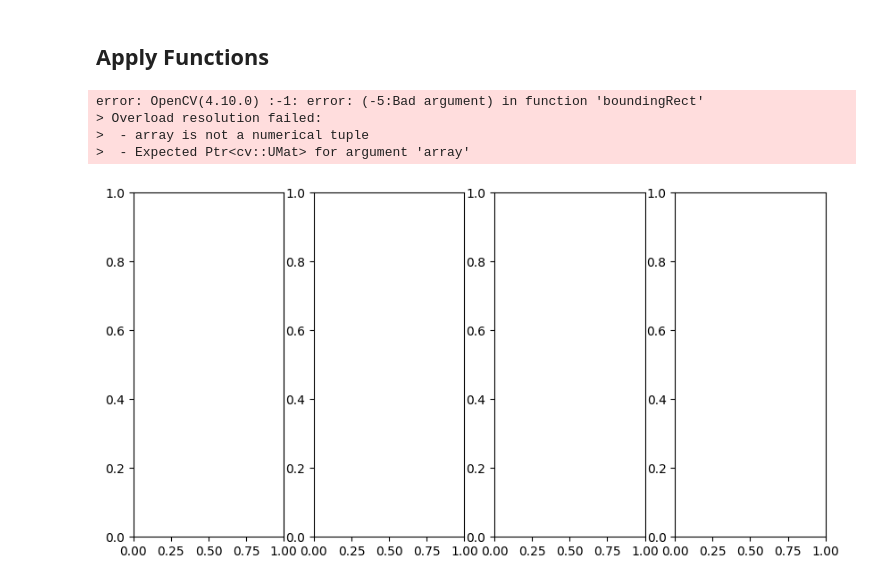
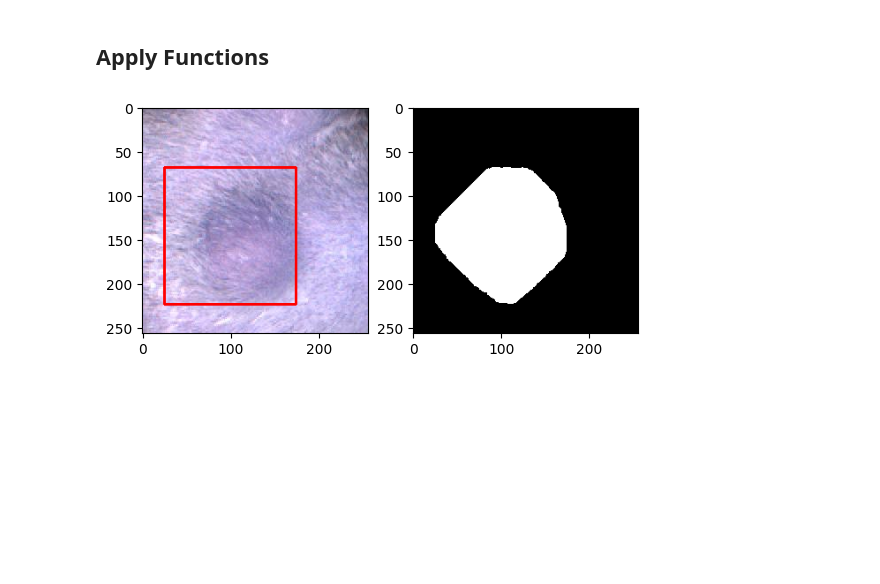
Before and after one commit to riyajain2025/mouse-tumor-segmentation, a Jupyter notebook: tumor_segmentation_2.ipynb, the cells around one changed output. Cells and saved outputs as stored; diff of their text form; code cells hidden in the pictures; blank space fills up the shorter version.

```diff
--- a/tumor_segmentation_2.ipynb
+++ b/tumor_segmentation_2.ipynb
@@ -193,6 +237,8 @@ folder_path_training = './data/training_images'
 train_images = read_images_to_array(folder_path_training)
 folder_path_val = './data/val_images'
 val_images = read_images_to_array(folder_path_val)
+folder_path_empty = './data/images_wo_tumor'
+ntumor_images = read_images_to_array(folder_path_empty)
 
 # split them
 train_masks, train_raw = split_images(train_images)
@@ -204,11 +250,14 @@ val_raw = crop_raw_images(val_raw)
 train_masks = crop_masks(train_masks)
 val_masks = crop_masks(val_masks)
 
+# create masks for images with no tumors
+ntumor_masks = create_blank_masks(ntumor_images)
+
 # zoom masks
 train_masks = zoom_at(train_masks, 1.4, coord=None)
 val_masks = zoom_at(val_masks, 1.4, coord=None)
 
-# create binary masks]
+# create binary masks
 train_masks = create_binary_masks(train_masks)
 val_masks = create_binary_masks(val_masks)
 
@@ -216,38 +265,41 @@ val_masks = create_binary_masks(val_masks)
 train_raw = double_crop(train_raw)
 val_raw = double_crop(val_raw)
 
-#add padding to raw images
+# add padding to raw images
 train_raw = add_padding(train_raw)
 val_raw = add_padding(val_raw)
+
+# resize images to 256x256
+train_raw = crop_images(train_raw)
+train_masks = crop_images(train_masks)
+
+val_raw = crop_images(val_raw)
+val_masks = crop_images(val_masks)
+
+ntumor_images = crop_images(ntumor_images)
+ntumor_masks = crop_images(ntumor_masks)
-# %%
-# picks a random image and displays it
-
-rand_train = random.randint(0, len(train_raw) - 1)
-rand_val = random.randint(0, len(val_raw) - 1)
-
-fig, ax = plt.subplots(1, 4, figsize=(10, 5))
-
-bbox = get_bounding_box(train_masks[rand_train])
-
-cv2.rectangle(train_raw[rand_train], (bbox[0], bbox[1]), (bbox[2], bbox[3]), 0, 5)
-
-ax[0].imshow(train_masks[rand_train], cmap = "gray")
-ax[0].set_title('Binary Mask (training)')
-
-ax[1].imshow(train_raw[rand_train])
-ax[1].set_title('Raw Image (training)')
-
-ax[2].imshow(val_masks[rand_val], cmap ="gray")
-ax[2].set_title("Binary Mask (validation)")
-
-ax[3].imshow(val_raw[rand_val])
-ax[3].set_title("Raw Image (validation)")
-# %% [output]
-error: OpenCV(4.10.0) :-1: error: (-5:Bad argument) in function 'boundingRect'
-> Overload resolution failed:
->  - array is not a numerical tuple
->  - Expected Ptr<cv::UMat> for argument 'array'
-[figure, removed]
+# %%
+# Test bounding box function
+rand = random.randint(0, len(train_raw) - 1)
+
+# Get the bounding box for the selected mask
+bbox = get_bounding_box(train_masks[rand])
+
+# Plot the images
+fig, ax = plt.subplots(1, 2)
+
+# Create a copy of the raw image to draw the rectangle on
+copy_image = train_raw[rand].copy()
+
+# Draw the bounding box on the image
+cv2.rectangle(copy_image, (bbox[0], bbox[1]), (bbox[2], bbox[3]), (255, 0, 0), 2)
+
+# Display the images
+ax[0].imshow(copy_image)
+ax[1].imshow(train_masks[rand], cmap="gray")
+plt.show()
+# %% [output]
+[figure, added]
 # %%
 train_masks = np.array(train_masks)
 train_raw = np.array(train_raw)
```
Also changed, not shown: parts of 23 cells of this notebook, 2 other files.
